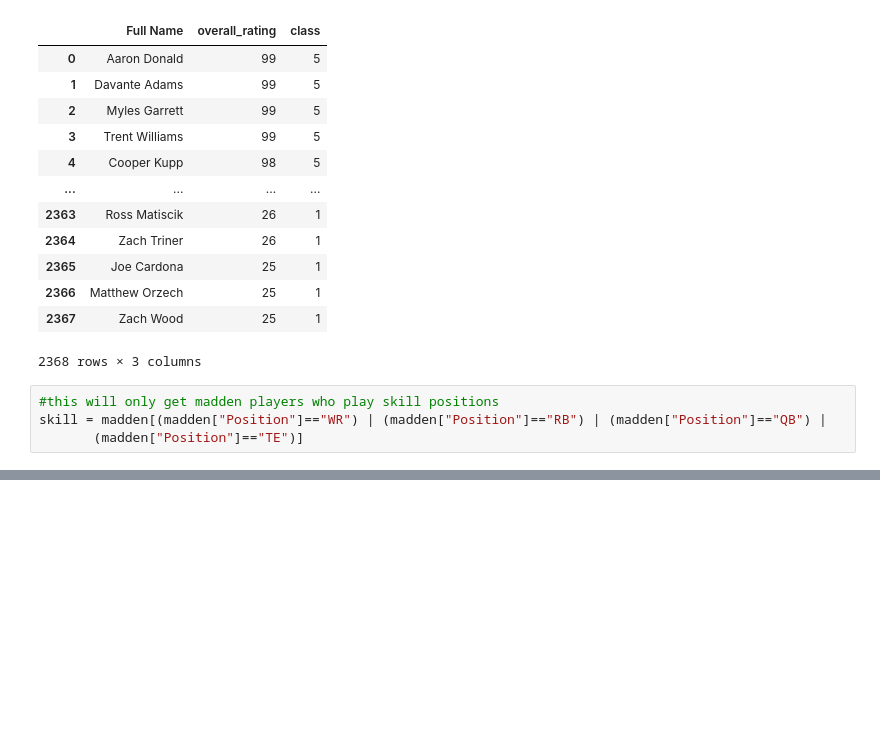
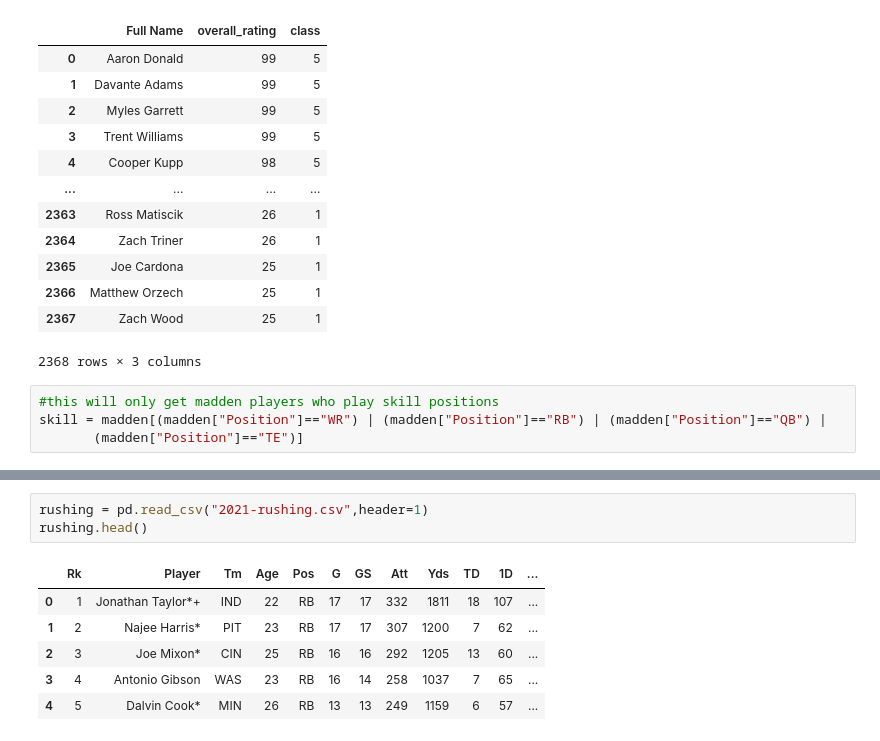
Before and after one commit to david-lytikainen/madden-408v, a Jupyter notebook: madden.ipynb, the cells around one changed output, grey strips where cells are left out. Saved outputs shown, nothing was run; the diff lists cells and outputs as text; blank space fills up the shorter version.

```diff
--- a/madden.ipynb
+++ b/madden.ipynb
@@ -65,0 +82,10 @@ skill[["Full Name", "overall_rating", "class"]][skill["overall_rating"]>=70]
+# %%
+rushing = pd.read_csv("2021-rushing.csv",header=1)
+rushing.head()
+# %% [output]
+|  | Rk | Player | Tm | Age | Pos | G | GS | Att | Yds | TD | 1D | ... |
+| 0 | 1 | Jonathan Taylor*+ | IND | 22 | RB | 17 | 17 | 332 | 1811 | 18 | 107 | ... |
+| 1 | 2 | Najee Harris* | PIT | 23 | RB | 17 | 17 | 307 | 1200 | 7 | 62 | ... |
+| 2 | 3 | Joe Mixon* | CIN | 25 | RB | 16 | 16 | 292 | 1205 | 13 | 60 | ... |
+| 3 | 4 | Antonio Gibson | WAS | 23 | RB | 16 | 14 | 258 | 1037 | 7 | 65 | ... |
+| 4 | 5 | Dalvin Cook* | MIN | 26 | RB | 13 | 13 | 249 | 1159 | 6 | 57 | ... |
```
Also changed, not shown: parts of 16 cells of this notebook, 1 other file.
